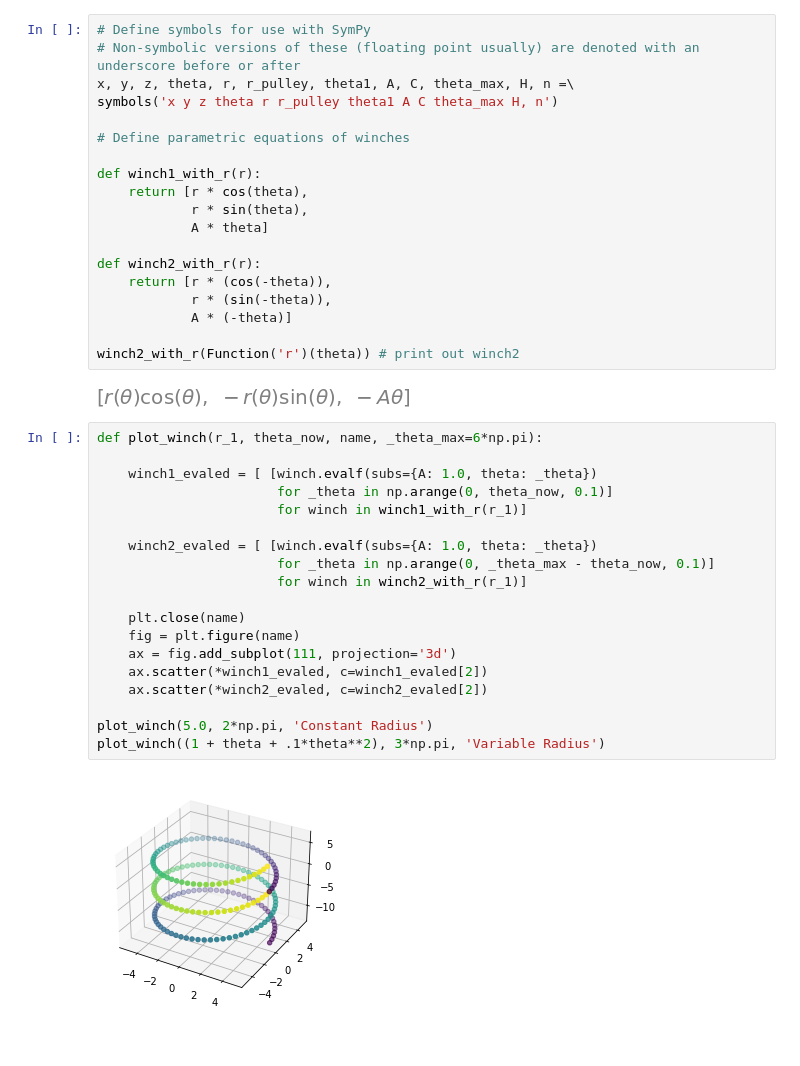
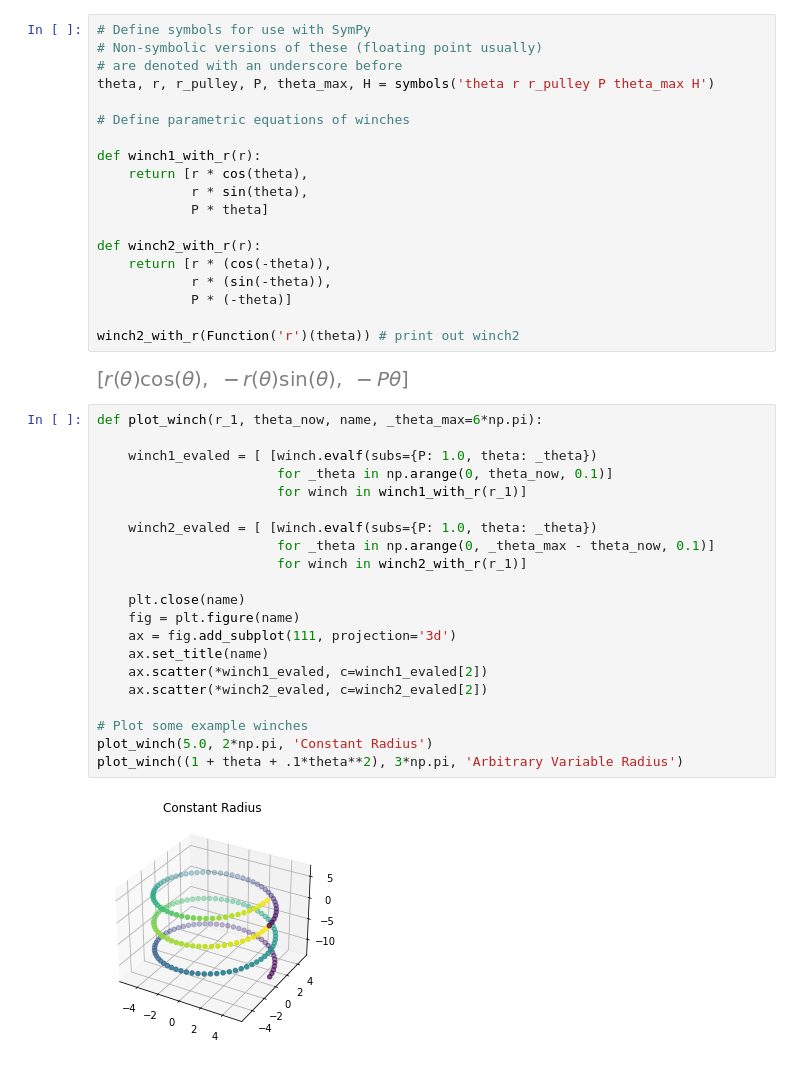
Before and after one commit to kylebme/winch-optimization, a Jupyter notebook: WinchOptimization-DerivativeMethod-Casadi-Full.ipynb, the cells around one changed output. Saved outputs shown, nothing was run; the diff lists cells and outputs as text.

```diff
--- a/WinchOptimization-DerivativeMethod-Casadi-Full.ipynb
+++ b/WinchOptimization-DerivativeMethod-Casadi-Full.ipynb
@@ -9,21 +9,21 @@ from mpl_toolkits.mplot3d import Axes3D
 %matplotlib inline
 # %%
 # Define symbols for use with SymPy
-# Non-symbolic versions of these (floating point usually) are denoted with an underscore before or after
-x, y, z, theta, r, r_pulley, theta1, A, C, theta_max, H, n =\
-symbols('x y z theta r r_pulley theta1 A C theta_max H, n')
+# Non-symbolic versions of these (floating point usually)
+# are denoted with an underscore before
+theta, r, r_pulley, P, theta_max, H = symbols('theta r r_pulley P theta_max H')
 
 # Define parametric equations of winches
 
 def winch1_with_r(r):
     return [r * cos(theta),
             r * sin(theta),
-            A * theta]
+            P * theta]
 
 def winch2_with_r(r):
     return [r * (cos(-theta)),
             r * (sin(-theta)),
-            A * (-theta)]
+            P * (-theta)]
 
 winch2_with_r(Function('r')(theta)) # print out winch2
 # %% [output]
@@ -31,21 +31,23 @@ winch2_with_r(Function('r')(theta)) # print out winch2
 # %%
 def plot_winch(r_1, theta_now, name, _theta_max=6*np.pi):
 
-    winch1_evaled = [ [winch.evalf(subs={A: 1.0, theta: _theta})
+    winch1_evaled = [ [winch.evalf(subs={P: 1.0, theta: _theta})
                        for _theta in np.arange(0, theta_now, 0.1)]
                        for winch in winch1_with_r(r_1)]
 
-    winch2_evaled = [ [winch.evalf(subs={A: 1.0, theta: _theta})
+    winch2_evaled = [ [winch.evalf(subs={P: 1.0, theta: _theta})
                        for _theta in np.arange(0, _theta_max - theta_now, 0.1)]
                        for winch in winch2_with_r(r_1)]
 
     plt.close(name)
     fig = plt.figure(name)
     ax = fig.add_subplot(111, projection='3d')
+    ax.set_title(name)
     ax.scatter(*winch1_evaled, c=winch1_evaled[2])
     ax.scatter(*winch2_evaled, c=winch2_evaled[2])
 
+# Plot some example winches
 plot_winch(5.0, 2*np.pi, 'Constant Radius')
-plot_winch((1 + theta + .1*theta**2), 3*np.pi, 'Variable Radius')
+plot_winch((1 + theta + .1*theta**2), 3*np.pi, 'Arbitrary Variable Radius')
 # %% [output]
-[figure, old version]
+[figure, new version]
```
Also changed, not shown: parts of 17 cells of this notebook.
